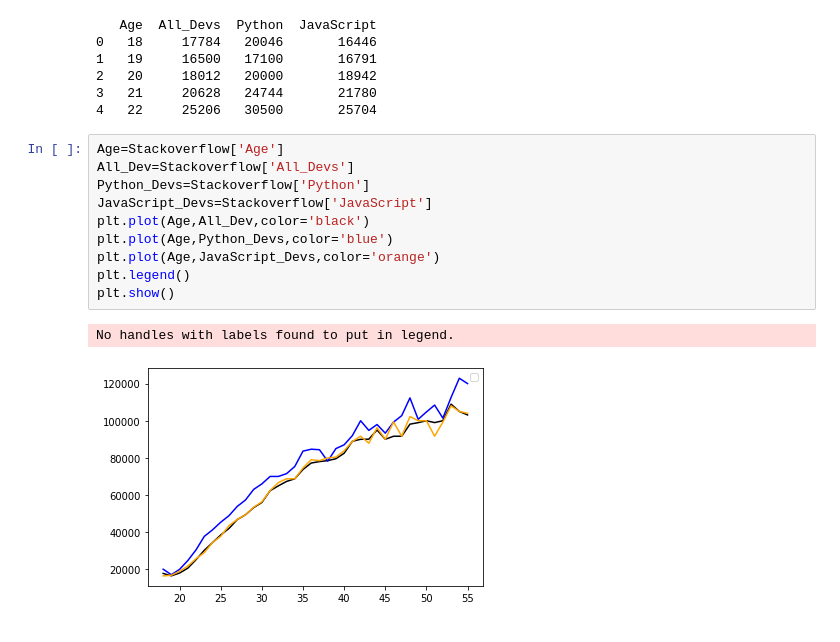
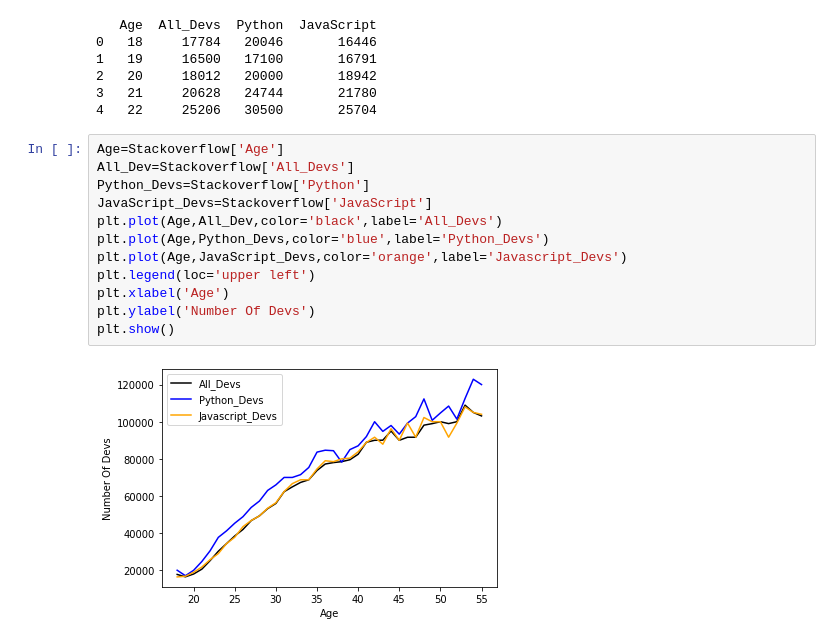
Before and after one commit to DataCrusade1999/Python, a Jupyter notebook: Matplotlib(Colab1).ipynb, the cells around one changed output. Drawn from its saved outputs; the diff is of its cells as text.

```diff
--- a/Matplotlib(Colab1).ipynb
+++ b/Matplotlib(Colab1).ipynb
@@ -140,13 +140,14 @@ print(Stackoverflow.head())
 # %%
 Age=Stackoverflow['Age']
 All_Dev=Stackoverflow['All_Devs']
 Python_Devs=Stackoverflow['Python']
 JavaScript_Devs=Stackoverflow['JavaScript']
-plt.plot(Age,All_Dev,color='black')
-plt.plot(Age,Python_Devs,color='blue')
-plt.plot(Age,JavaScript_Devs,color='orange')
-plt.legend()
+plt.plot(Age,All_Dev,color='black',label='All_Devs')
+plt.plot(Age,Python_Devs,color='blue',label='Python_Devs')
+plt.plot(Age,JavaScript_Devs,color='orange',label='Javascript_Devs')
+plt.legend(loc='upper left')
+plt.xlabel('Age')
+plt.ylabel('Number Of Devs')
 plt.show()
 # %% [output]
-No handles with labels found to put in legend.
-[figure, old version]
+[figure, new version]
```
